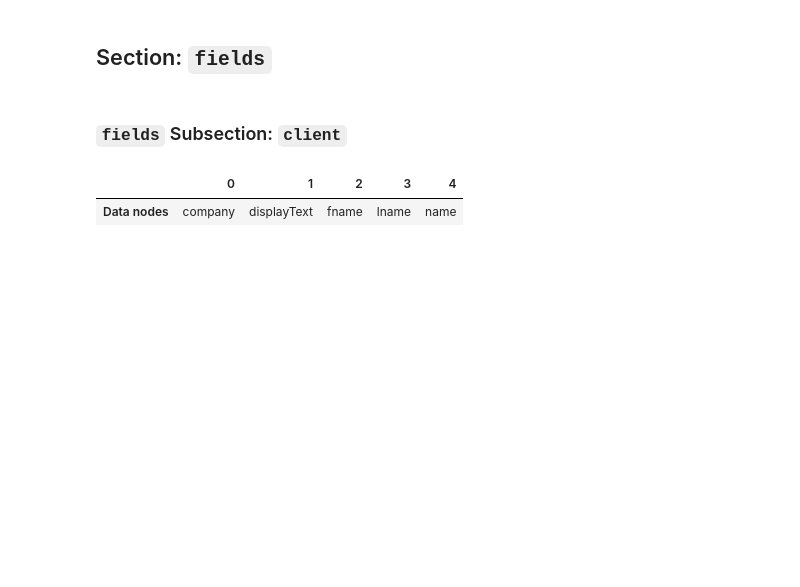
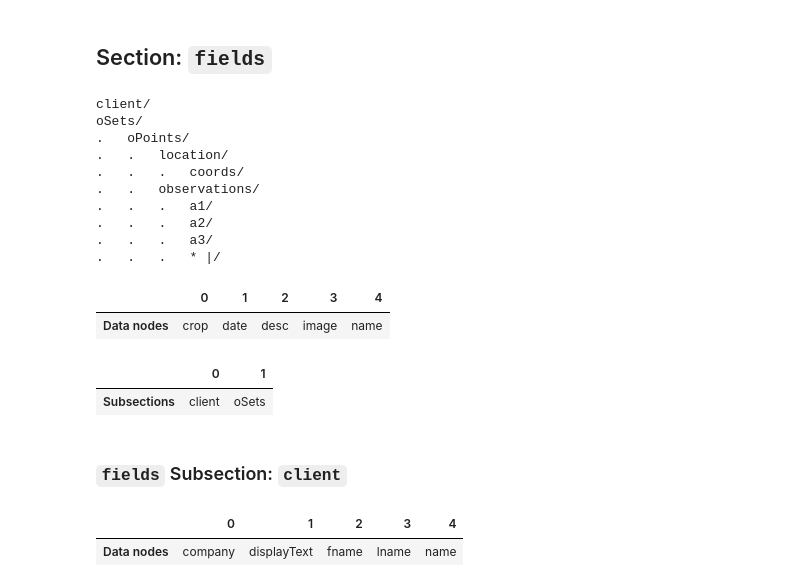
Before and after one commit to devvyn/aafc-field-data, a Jupyter notebook: notebook/Using Python & pandas to Analyze an Excel File.ipynb, the cells around one changed output. Saved outputs shown, nothing was run; the diff lists cells and outputs as text; code cells hidden in the pictures; blank space fills up the shorter version.

Commit message:
:sparkles: add improved `visualize_tree` function because the filter functions make this easy
- begin some edits to the rest of the document

```diff
--- a/notebook/Using Python & pandas to Analyze an Excel File.ipynb
+++ b/notebook/Using Python & pandas to Analyze an Excel File.ipynb
@@ -553,13 +564,14 @@ Browsing the column structure by using the dictionary accessors is a bit tedious
 # %% [markdown]
 We can see the structure of the hierarchy in a dictionary by using a function like this:
 # %%
-def visualize_tree(tree, maximum_depth=None, depth=1, data_key=DATA):
+def visualize_tree(tree, depth=1, maximum_depth=None, data_key=DATA):
     if isinstance(tree, (dict, defaultdict)):
         for key, val in tree.items():
             if key != data_key:
                 print(".   " * (depth - 1) + key)
                 if maximum_depth is None or depth <= maximum_depth:
-                    visualize_tree(val, maximum_depth, depth + 1)
+                    visualize_tree(val, depth + 1, maximum_depth, data_key,
+                                   show_leaf_nodes)
 # %% [markdown]
 It may seem strange to see math symbols used with text, but Python understands what we want: to repeat the text if we multiply it, to append if we add.
 
@@ -796,0 +785,22 @@ Regardless of how questionable that is, or how that happened, we can handle it n
+# %%
+def visualize_tree(tree, depth=1, maximum_depth=None, data_key=DATA,
+                   show_leaf_nodes=True):
+    if isinstance(tree, (dict, defaultdict)):
+        if show_leaf_nodes:
+            nodes = tree
+        else:
+            nodes = child_children(tree)
+        for key, val in nodes.items():
+            if key != data_key:
+                if has_data(val):
+                    prefix = '* '
+                else:
+                    prefix = ''
+                if child_children(val) or child_data(val):
+                    suffix = '/'
+                else:
+                    suffix = ''
+                print(".   " * (depth - 1) + f"{prefix}{key}{suffix}")
+                if maximum_depth is None or depth <= maximum_depth:
+                    visualize_tree(val, depth + 1, maximum_depth, data_key,
+                                   show_leaf_nodes)
@@ -935,7 +961,23 @@ summarize_node(observers_node)
 ## Section: `fields`
 # %%
 fields_node = column_dictionary['fields']
+visualize_tree(fields_node, show_leaf_nodes=False)
 summarize_node(fields_node)
+# %% [output]
+client/
+oSets/
+.   oPoints/
+.   .   location/
+.   .   .   coords/
+.   .   observations/
+.   .   .   a1/
+.   .   .   a2/
+.   .   .   a3/
+.   .   .   * |/
+|  | 0 | 1 | 2 | 3 | 4 |
+| Data nodes | crop | date | desc | image | name |
+|  | 0 | 1 |
+| Subsections | client | oSets |
 # %% [markdown]
 ### `fields` Subsection: `client`
 # %%
```
Also changed, not shown: parts of 27 cells of this notebook.
